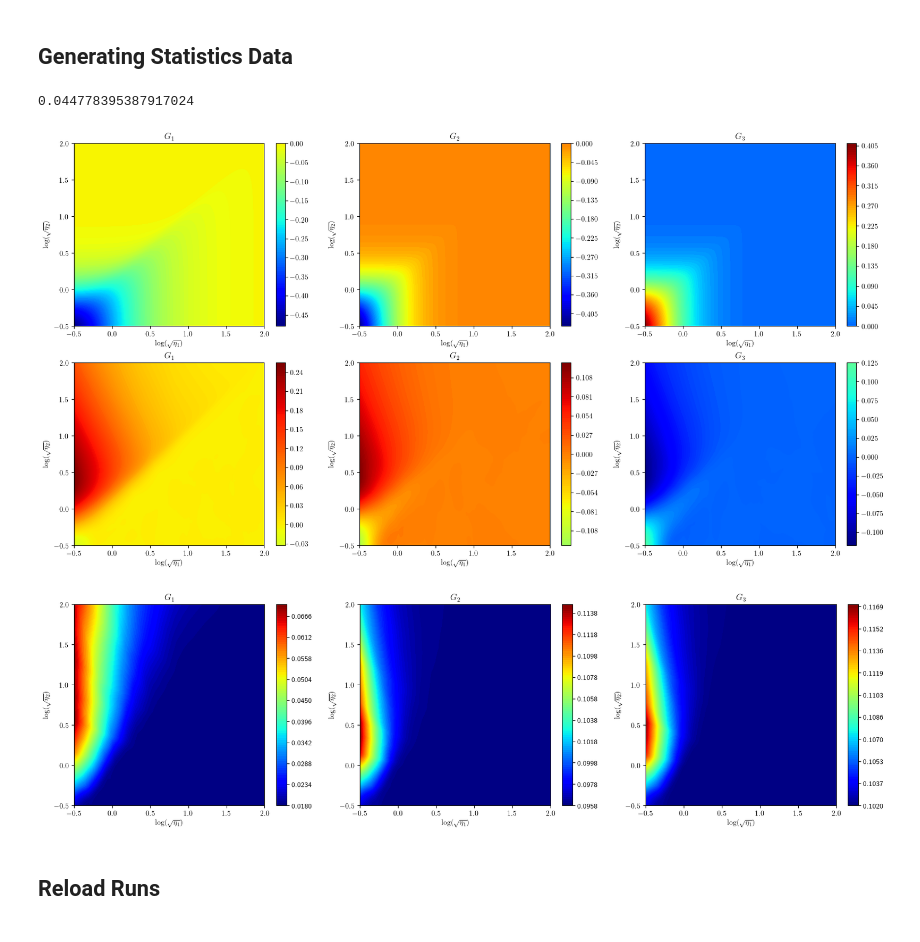
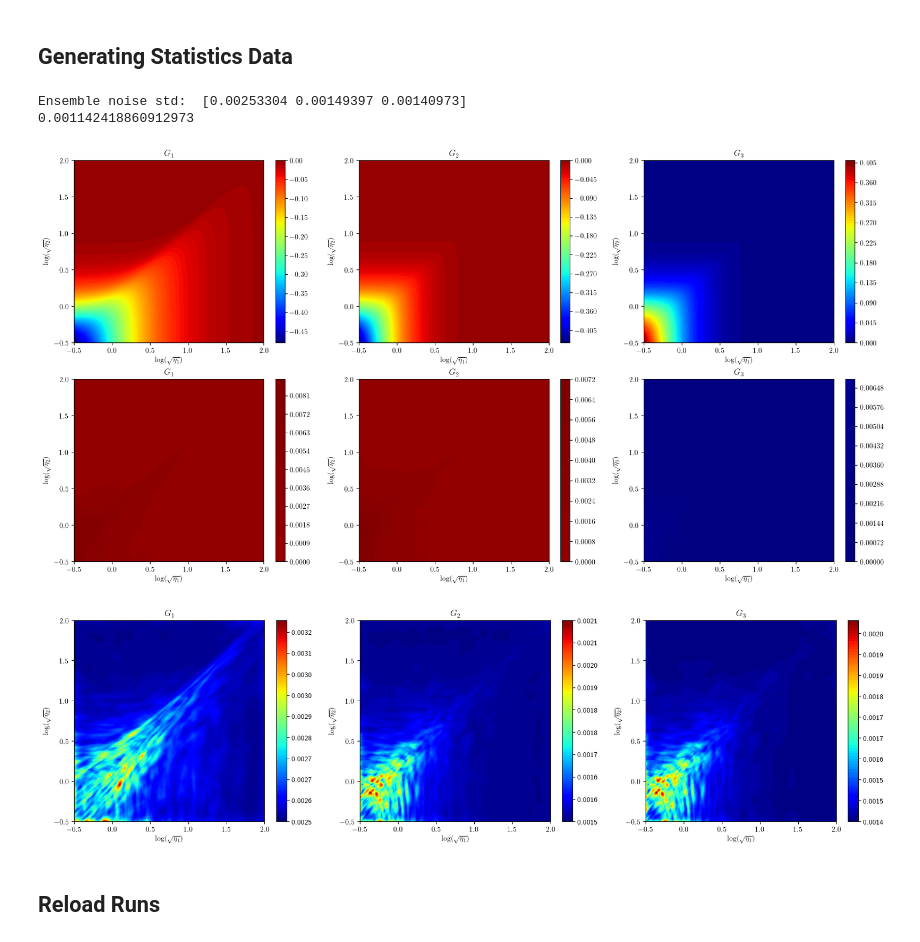
Before and after one commit to Crashprn/UncertaintyQuantification, a Jupyter notebook: Notebooks/Ensemble_Train.ipynb, the cells around one changed output. Cells and saved outputs as stored; diff of their text form; code cells hidden in the pictures.

```diff
--- a/Notebooks/Ensemble_Train.ipynb
+++ b/Notebooks/Ensemble_Train.ipynb
@@ -88,7 +95,7 @@ add_noise = False
 eta_1_range = np.array([-0.5, 0.0])
 eta_2_range = np.array([-.5, 0.0])
 
-etas_train, gs_train = generate_log_data(SSG_gen, log, 1_000, shuffle=True, gen_type="d_condition", noise_type="out_noise", d_condition="<=", noise=0.001**2)
+etas_train, gs_train = generate_log_data(SSG_gen, log, 40_000, shuffle=True, gen_type="All", noise_type='out_noise', d_condition="<=", noise=0.0001)
 
 etas_test, gs_test = generate_log_data(SSG_gen, log, 10_000, shuffle=True, gen_type="All")
 
@@ -114,8 +122,8 @@ y_test = torch.tensor(y_scaler.transform(gs_test), dtype=torch.float32)
 ## Network Training
 # %%
 # Defining model parameters
-chkpt_prefix = 'D_LT_0'
-chkpt_dir = '../Model_Checkpoints/Ensemble/Test/' + chkpt_prefix + '/'
+chkpt_prefix = 'Regular_Alea'
+chkpt_dir = '../Model_Checkpoints/Ensemble/' + chkpt_prefix + '/'
 
 
 net_params = {
@@ -123,11 +131,11 @@ net_params = {
     "output_dim": 3,
     "num_layers": 4,
     "h_dim": 20,
-    "out_noise": True,
+    "out_noise": True
 }
 
 train_params = {
-    "criterion": DiagNLLLoss,
+    "criterion": DiagNLLLoss,  # RMSELoss, MAPELoss, DiagNLLLoss
     "optimizer": torch.optim.Adam,
     "optimizer__weight_decay": 1e-6,
     "lr": 0.001,
@@ -146,15 +154,15 @@ train_params = {
 def create_ensemble_mem(i):
     net_name = chkpt_prefix + f'_Ens_{i}.pt'
 
-    callbacks = [EarlyStopping(patience=15, threshold=0.1, threshold_mode='abs', monitor='valid_loss', lower_is_better=True),
+    callbacks = [EarlyStopping(patience=15, threshold=0.001, threshold_mode='abs', monitor='valid_loss', lower_is_better=True),
             Checkpoint(monitor='valid_loss_best', f_params=net_name, dirname=chkpt_dir),
-            LRScheduler(policy=ReduceLROnPlateau, monitor='valid_loss', factor=0.5, patience=5, threshold=0.1, threshold_mode='abs', mode='min', verbose=True)
+            LRScheduler(policy=ReduceLROnPlateau, monitor='valid_loss', factor=0.5, patience=5, threshold=0.00001, threshold_mode='abs', mode='min', verbose=True)
         ]
     train_params['callbacks'] = callbacks
 
     return create_skorch_model(TurbulenceNetwork, NeuralNetRegressor, net_params, train_params)
 
-num_members = 5
+num_members = 40
 # %%
 DE = DeepEnsemble(create_ensemble_mem, num_members)
 
@@ -168,9 +188,10 @@ Predictor 5 trained
 # %% [markdown]
 ## Reloading Ensemble
 # %%
-chkpt_prefix = 'D_LT_0'
-chkpt_dir = '../Model_Checkpoints/Ensemble/Test/' + chkpt_prefix + '/'
+chkpt_prefix = 'Regular_Alea_40k'
+chkpt_dir = '../Model_Checkpoints/Ensemble/' + chkpt_prefix + '/'
 
+DE = DeepEnsemble(create_ensemble_mem, num_members)
 DE = DE.load(reinitialize_model, lambda i: chkpt_dir + chkpt_prefix + f'_Ens_{i}.pt')
 # %% [output]
 Predictor 1 loaded
@@ -191,42 +224,47 @@ gen = TurbulenceClosureDataGenerator(model="SSG", type='torch')
 etas, G_s = gen(eta1, eta2)
 target = G_s.T.reshape(3, dim, dim)
 
 etas = x_scaler.transform(etas)
 
 preds = np.zeros((num_members, len(etas), 3))
 stds = np.zeros((num_members, 3))
 for i in range(DE.n_predictors):
     pred = DE.predictors[i].predict(etas.astype(np.float32))
     preds[i] = y_scaler.inverse_transform(pred)
-    stds[i] = DE.predictors[i].module_.sigma.detach().cpu().numpy()
+    if 'out_noise' in net_params and net_params['out_noise']:
+        stds[i] = DE.predictors[i].module_.sigma.detach().cpu().numpy()
 
 
 #pred_test = np.tensordot(weights.reshape(1,-1), preds, axes=(1, 0)).squeeze()
 pred = preds.mean(axis=0)
 
 std = preds.std(axis=0)
 
-if net_params['out_noise']:
-    std = np.sqrt(std**2 + stds.mean(axis=0)**2)
 
-chkpt_prefix += "_Alea"
+if 'out_noise' in net_params and net_params['out_noise']:
+    alea_std = stds.mean(axis=0) * y_scaler.scale_  # scale the std by the scaler's scale
+    print("Ensemble noise std: ", alea_std)
+    std = np.sqrt(std**2 + alea_std**2)
+    np.savetxt('../data/Ensemble/' + chkpt_prefix + '_Sigmas.csv', alea_std, delimiter=',')
+
 np.savetxt('../data/Ensemble/' + chkpt_prefix + '_Pred_Mean.csv', pred, delimiter=',')
 np.savetxt('../data/Ensemble/' + chkpt_prefix + '_Pred_Std.csv', std, delimiter=',')
 
 #rmse_test = test_criteria(torch.tensor(target), torch.tensor(pred_test).T.reshape(3, dim, dim)).item()
+
 rmse = test_criteria(torch.tensor(target), torch.tensor(pred).T.reshape(3, dim, dim)).item()
 
 #print(rmse_test)
 print(rmse)
 
-
-plot_heat_map_compare(x_grid, y_grid, target, (target -pred.T.reshape(3, dim, dim)), 'Algebraic', 'Ensemble', sup_title=False)
+plot_heat_map_compare(x_grid, y_grid, target, np.abs(target - pred.T.reshape(3, dim, dim)), 'Algebraic', 'Ensemble', sup_title=False)
 
 plot_heat_map_3D(x_grid, y_grid, std.T.reshape(3, dim, dim), "Ensemble Standard Deviation", sup_title=False)
 # %% [output]
-0.044778395387917024
+Ensemble noise std:  [0.00253304 0.00149397 0.00140973]
+0.001142418860912973
-[figure, old version]
+[figure, new version]
-[figure, old version]
+[figure, new version]
 # %% [markdown]
 ## Reload Runs
 # %%
```
Also changed, not shown: parts of 5 cells of this notebook, 8 other files.
